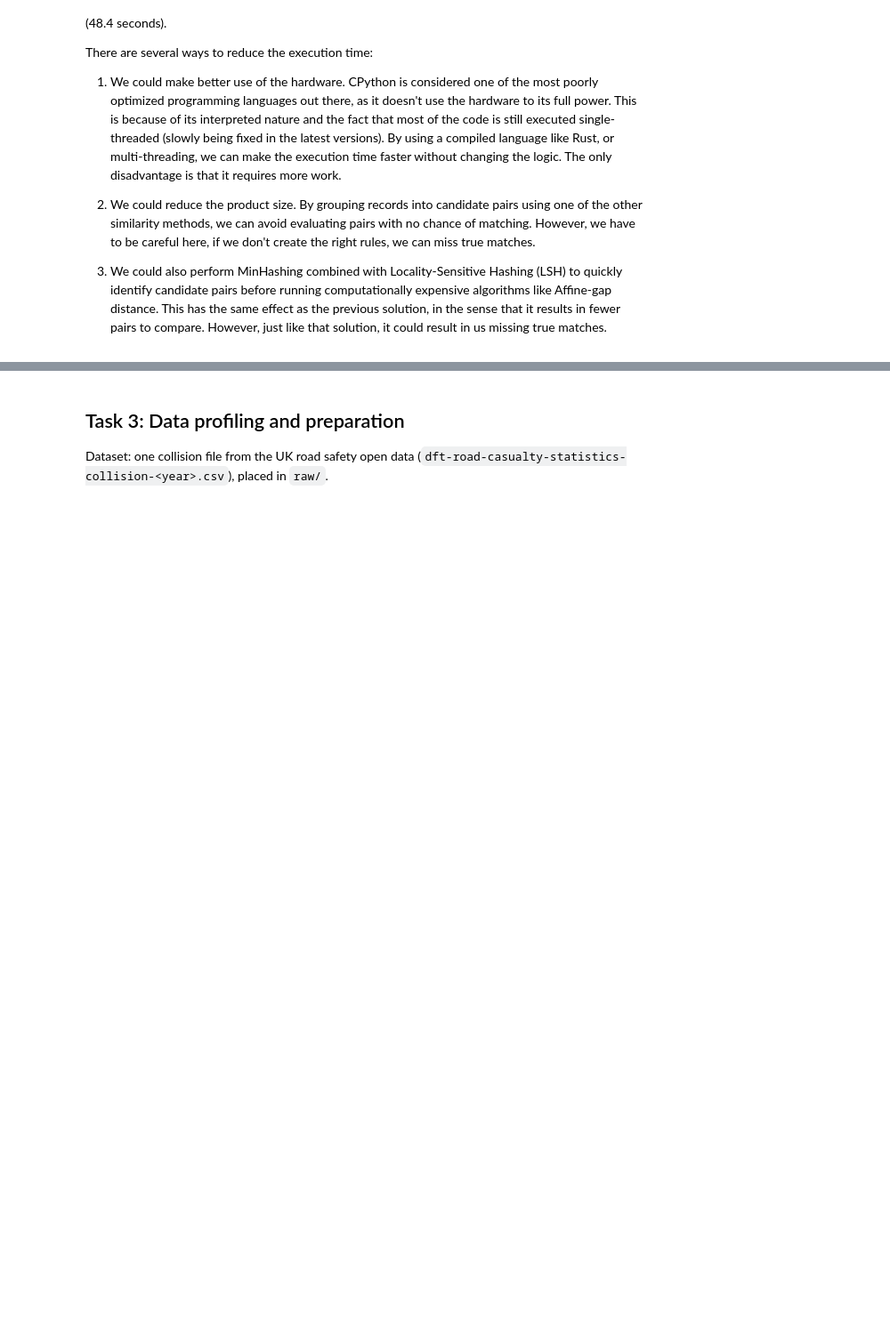
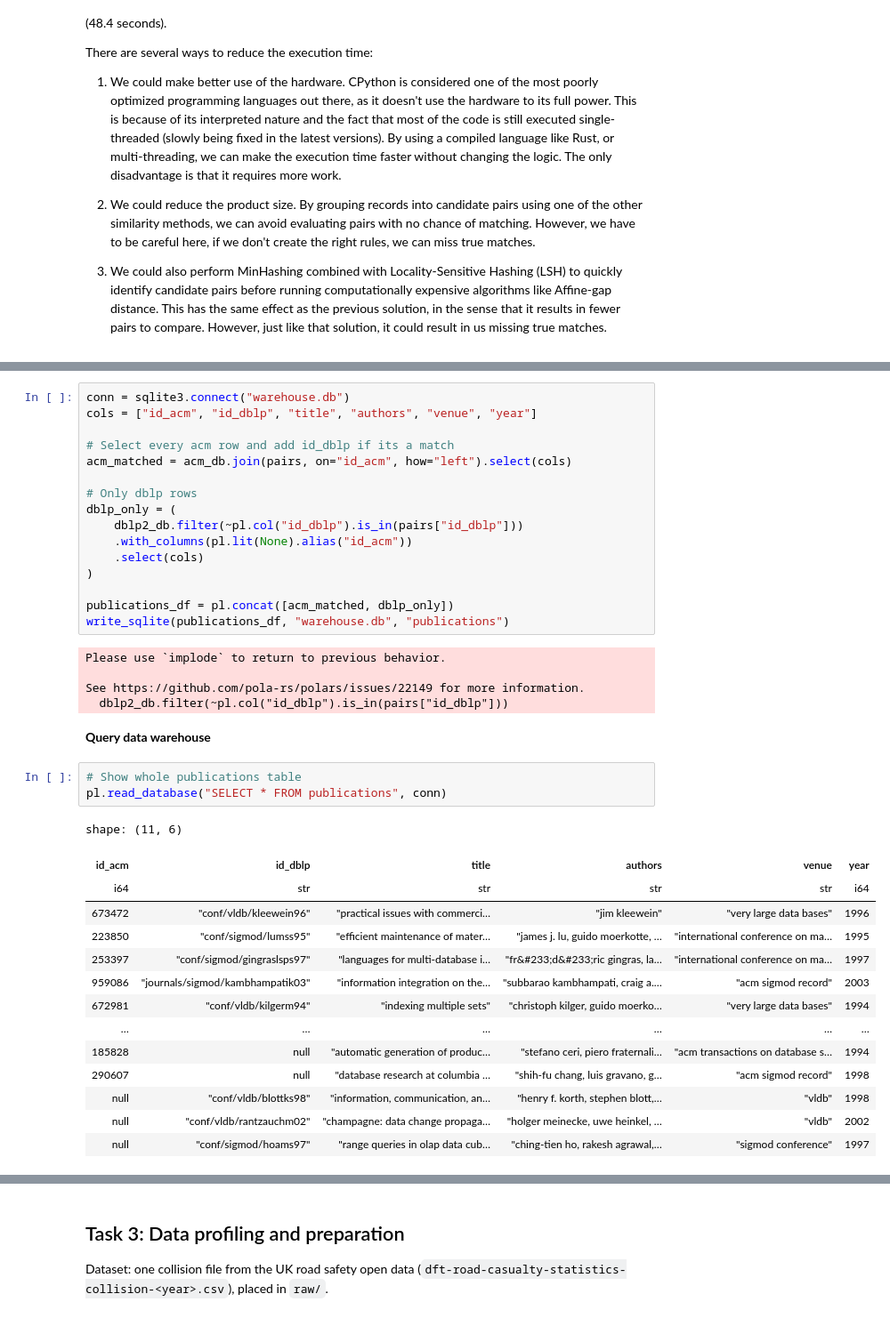
Before and after one commit to OssamaSijbesma/uu-data-wrangling-assignments, a Jupyter notebook: assignment-2/assignment.ipynb, the cells around one changed output, grey strips where cells are left out. Shown at 89% size. Saved outputs shown, nothing was run; the diff lists cells and outputs as text; blank space fills up the shorter version.

Commit message:
Add task 2 data warehouse 	assignment-2/assignment_mine.ipynb

```diff
--- a/assignment-2/assignment.ipynb
+++ b/assignment-2/assignment.ipynb
@@ -360,0 +464,41 @@ There are several ways to reduce the execution time:
+# %%
+conn = sqlite3.connect("warehouse.db")
+cols = ["id_acm", "id_dblp", "title", "authors", "venue", "year"]
+
+# Select every acm row and add id_dblp if its a match
+acm_matched = acm_db.join(pairs, on="id_acm", how="left").select(cols)
+
+# Only dblp rows
+dblp_only = (
+    dblp2_db.filter(~pl.col("id_dblp").is_in(pairs["id_dblp"]))
+    .with_columns(pl.lit(None).alias("id_acm"))
+    .select(cols)
+)
+
+publications_df = pl.concat([acm_matched, dblp_only])
+write_sqlite(publications_df, "warehouse.db", "publications")
+# %% [output]
+Please use `implode` to return to previous behavior.
+
+See https://github.com/pola-rs/polars/issues/22149 for more information.
+  dblp2_db.filter(~pl.col("id_dblp").is_in(pairs["id_dblp"]))
+# %% [markdown]
+**Query data warehouse**
+# %%
+# Show whole publications table
+pl.read_database("SELECT * FROM publications", conn)
+# %% [output]
+shape: (11, 6)
+| id_acm | id_dblp | title | authors | venue | year |
+| i64 | str | str | str | str | i64 |
+| 673472 | "conf/vldb/kleewein96" | "practical issues with commerci… | "jim kleewein" | "very large data bases" | 1996 |
+| 223850 | "conf/sigmod/lumss95" | "efficient maintenance of mater… | "james j. lu, guido moerkotte, … | "international conference on ma… | 1995 |
+| 253397 | "conf/sigmod/gingraslsps97" | "languages for multi-database i… | "fr&#233;d&#233;ric gingras, la… | "international conference on ma… | 1997 |
+| 959086 | "journals/sigmod/kambhampatik03" | "information integration on the… | "subbarao kambhampati, craig a.… | "acm sigmod record" | 2003 |
+| 672981 | "conf/vldb/kilgerm94" | "indexing multiple sets" | "christoph kilger, guido moerko… | "very large data bases" | 1994 |
+| … | … | … | … | … | … |
+| 185828 | null | "automatic generation of produc… | "stefano ceri, piero fraternali… | "acm transactions on database s… | 1994 |
+| 290607 | null | "database research at columbia … | "shih-fu chang, luis gravano, g… | "acm sigmod record" | 1998 |
+| null | "conf/vldb/blottks98" | "information, communication, an… | "henry f. korth, stephen blott,… | "vldb" | 1998 |
+| null | "conf/vldb/rantzauchm02" | "champagne: data change propaga… | "holger meinecke, uwe heinkel, … | "vldb" | 2002 |
+| null | "conf/sigmod/hoams97" | "range queries in olap data cub… | "ching-tien ho, rakesh agrawal,… | "sigmod conference" | 1997 |
```
Also changed, not shown: parts of 12 cells of this notebook.
